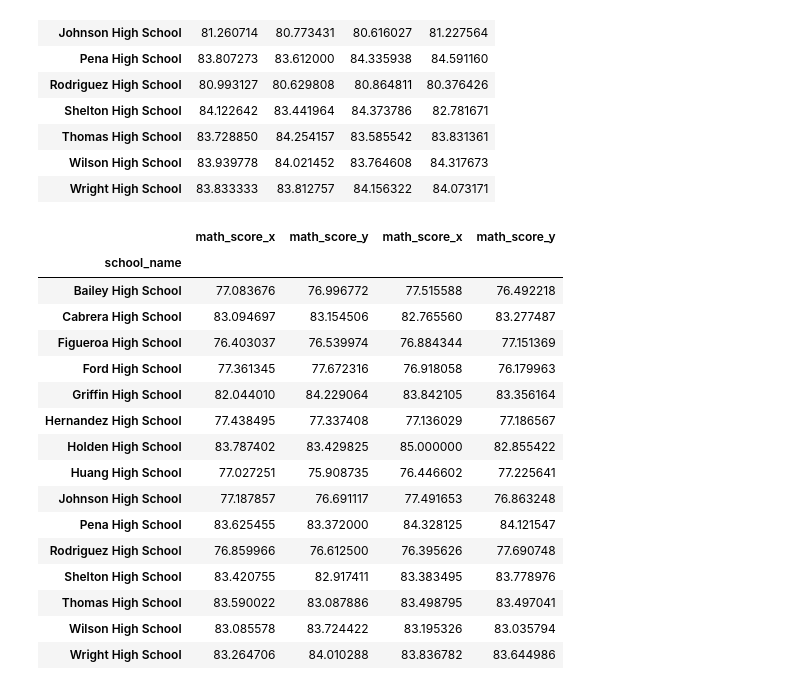
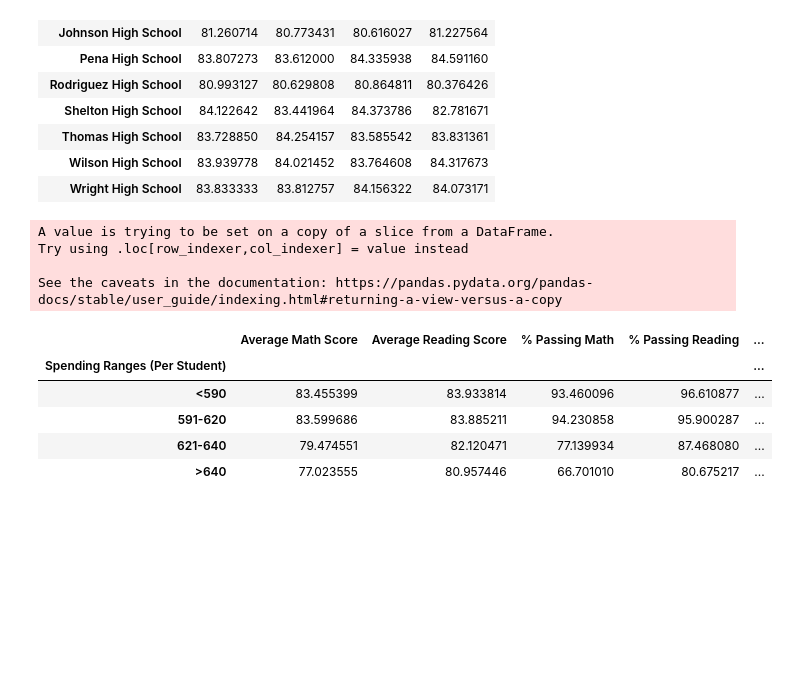
Before and after one commit to kflores56/City-Schools-Analysis, a Jupyter notebook: PyCitySchools/PyCitySchools.ipynb, the cells around one changed output. Cells and saved outputs as stored; diff of their text form; code cells hidden in the pictures; blank space fills up the shorter version.

Commit message:
grouped per student analysis

```diff
--- a/PyCitySchools/PyCitySchools.ipynb
+++ b/PyCitySchools/PyCitySchools.ipynb
@@ -287,27 +287,30 @@ merged_read3
 | Wright High School | 83.833333 | 83.812757 | 84.156322 | 84.073171 |
 # %%
 # Scores by School Spending
-# Create a table that breaks down school performances based on average Spending Ranges (Per Student). Use 4 reasonable bins to group school spending. Include in the table each of the following:
+# Create a table that breaks down school performances based on average Spending Ranges (Per Student).
+#Use 4 reasonable bins to group school spending.
+
+bins = [0, 590, 620, 640, 655]
+bin_names = ["<590", "591-620", "621-640", ">640"]
+
+summary_byschool_ordered["Spending Ranges (Per Student)"] = pd.cut(summary_byschool_ordered["Per Student Budget"], bins, labels=bin_names, include_lowest=True)
+grouped_per_student = summary_byschool_ordered.groupby("Spending Ranges (Per Student)")
+
+#Include in the table each of the following:
 # Average Math Score
 # Average Reading Score
 # % Passing Math
 # % Passing Reading
 # Overall Passing Rate (Average of the above two)
+grouped_per_student[["Average Math Score", "Average Reading Score", "% Passing Math", "% Passing Reading", "% Overall Passing"]].mean()
 # %% [output]
+A value is trying to be set on a copy of a slice from a DataFrame.
+Try using .loc[row_indexer,col_indexer] = value instead
+
+See the caveats in the documentation: https://pandas.pydata.org/pandas-docs/stable/user_guide/indexing.html#returning-a-view-versus-a-copy
-|  | math_score_x | math_score_y | math_score_x | math_score_y |
-| school_name |  |  |  |  |
-| Bailey High School | 77.083676 | 76.996772 | 77.515588 | 76.492218 |
-| Cabrera High School | 83.094697 | 83.154506 | 82.765560 | 83.277487 |
-| Figueroa High School | 76.403037 | 76.539974 | 76.884344 | 77.151369 |
-| Ford High School | 77.361345 | 77.672316 | 76.918058 | 76.179963 |
-| Griffin High School | 82.044010 | 84.229064 | 83.842105 | 83.356164 |
-| Hernandez High School | 77.438495 | 77.337408 | 77.136029 | 77.186567 |
-| Holden High School | 83.787402 | 83.429825 | 85.000000 | 82.855422 |
-| Huang High School | 77.027251 | 75.908735 | 76.446602 | 77.225641 |
-| Johnson High School | 77.187857 | 76.691117 | 77.491653 | 76.863248 |
-| Pena High School | 83.625455 | 83.372000 | 84.328125 | 84.121547 |
-| Rodriguez High School | 76.859966 | 76.612500 | 76.395626 | 77.690748 |
-| Shelton High School | 83.420755 | 82.917411 | 83.383495 | 83.778976 |
-| Thomas High School | 83.590022 | 83.087886 | 83.498795 | 83.497041 |
-| Wilson High School | 83.085578 | 83.724422 | 83.195326 | 83.035794 |
-| Wright High School | 83.264706 | 84.010288 | 83.836782 | 83.644986 |
+|  | Average Math Score | Average Reading Score | % Passing Math | % Passing Reading | ... |
+| Spending Ranges (Per Student) |  |  |  |  | ... |
+| <590 | 83.455399 | 83.933814 | 93.460096 | 96.610877 | ... |
+| 591-620 | 83.599686 | 83.885211 | 94.230858 | 95.900287 | ... |
+| 621-640 | 79.474551 | 82.120471 | 77.139934 | 87.468080 | ... |
+| >640 | 77.023555 | 80.957446 | 66.701010 | 80.675217 | ... |
```
Also changed, not shown: parts of 1 cell of this notebook.
